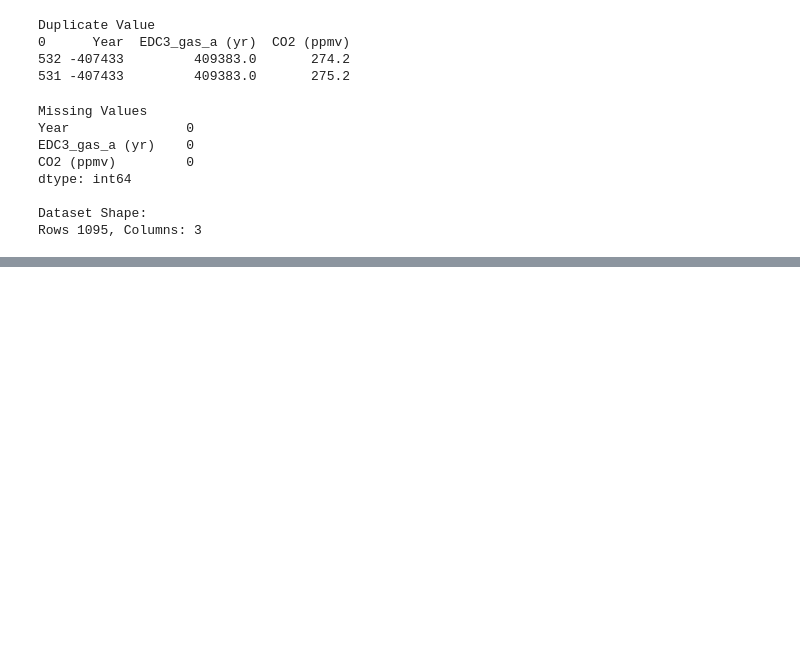
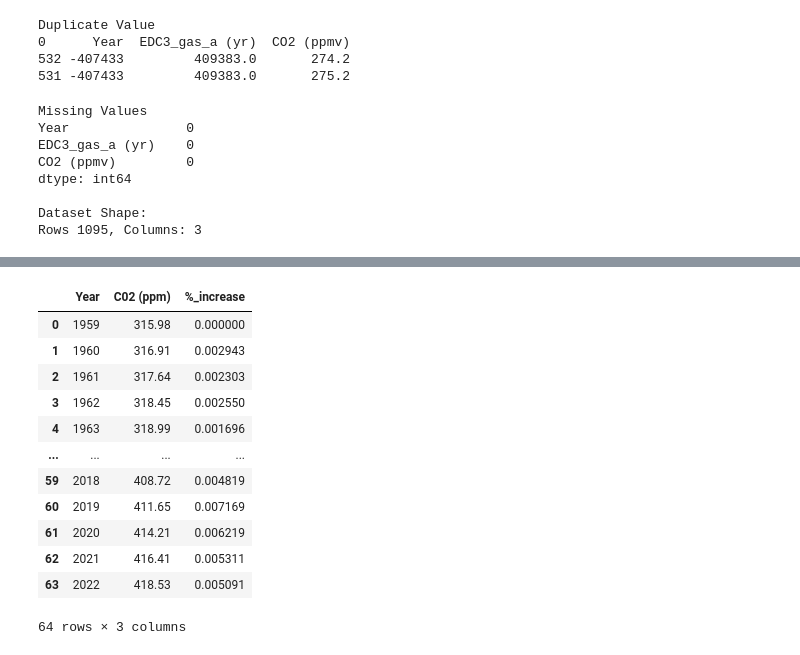
Before and after one commit to Cecilia8989/PfDA_Project2, a Jupyter notebook: pfda_project2.ipynb, the cells around one changed output, grey strips where cells are left out. Saved outputs shown, nothing was run; the diff lists cells and outputs as text; code cells hidden in the pictures; blank space fills up the shorter version.

```diff
--- a/pfda_project2.ipynb
+++ b/pfda_project2.ipynb
@@ -294,0 +299,5 @@ plt.show()
+# %%
+# import global co2 mean growth rates of co2 in modern era
+# data has bee downloaded from the website https://gml.noaa.gov/ccgg/trends/gl_data.html and added as CSV in the repository
+
+global_co2_moana = pd.read_csv('data\co2\co2_annmean_mlo.csv')
@@ -294,0 +335,35 @@ plt.show()
+# %%
+# Assuming 'global_co2_moana' is your DataFrame
+global_co2_moana['%_increase'] = 0  # Initialize the '%_increase' column with 0
+
+for i in range(1, len(global_co2_moana['Year'])):
+    current_year = global_co2_moana['Year'].iloc[i]
+    previous_year = current_year - 1
+
+    # Find the CO2 concentration for the previous year
+    prev_year_values = global_co2_moana.loc[global_co2_moana['Year'] == previous_year, 'C02 (ppm)'].values
+
+    # Check if the previous year's data is available
+    if len(prev_year_values) > 0:
+        prev_year_co2 = prev_year_values[0]
+
+        # Calculate the percentage increase
+        global_co2_moana.at[i, '%_increase'] = ((global_co2_moana.at[i, 'C02 (ppm)'] - prev_year_co2) / prev_year_co2)
+    else:
+        global_co2_moana.at[i, '%_increase'] = np.nan
+
+global_co2_moana
+# %% [output]
+|  | Year | C02 (ppm) | %_increase |
+| 0 | 1959 | 315.98 | 0.000000 |
+| 1 | 1960 | 316.91 | 0.002943 |
+| 2 | 1961 | 317.64 | 0.002303 |
+| 3 | 1962 | 318.45 | 0.002550 |
+| 4 | 1963 | 318.99 | 0.001696 |
+| ... | ... | ... | ... |
+| 59 | 2018 | 408.72 | 0.004819 |
+| 60 | 2019 | 411.65 | 0.007169 |
+| 61 | 2020 | 414.21 | 0.006219 |
+| 62 | 2021 | 416.41 | 0.005311 |
+| 63 | 2022 | 418.53 | 0.005091 |
+64 rows × 3 columns
```
Also changed, not shown: parts of 8 cells of this notebook, 1 other file.
